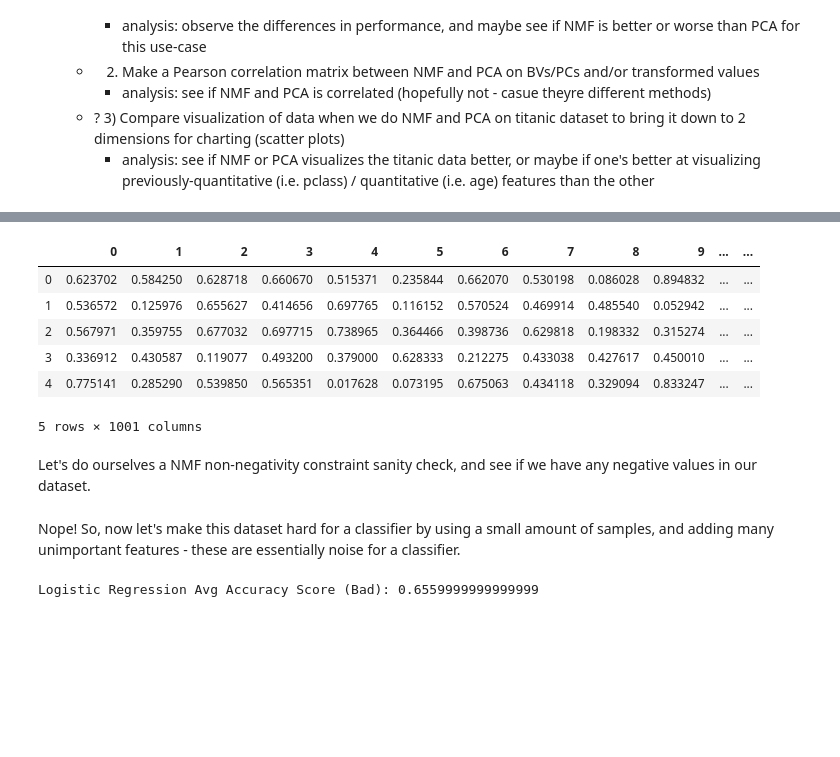
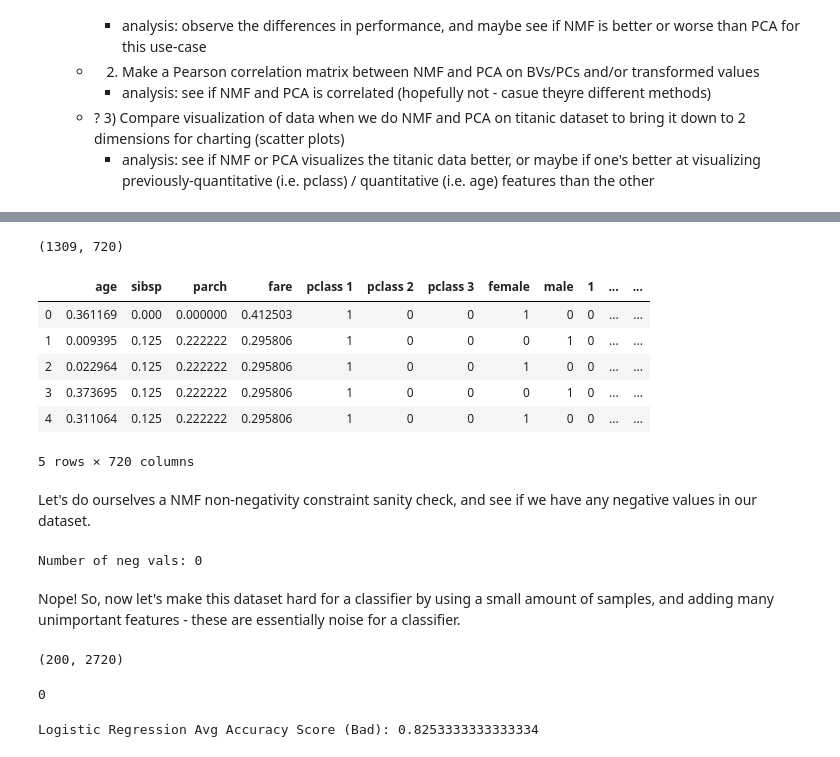
Before and after one commit to QColeman97/NMF-All-Stars, a Jupyter notebook: NMF_final.ipynb, the cells around one changed output, grey strips where cells are left out. Saved outputs shown, nothing was run; the diff lists cells and outputs as text; code cells hidden in the pictures; blank space fills up the shorter version.

```diff
--- a/NMF_final.ipynb
+++ b/NMF_final.ipynb
@@ -187,6 +180,7 @@ titanic_df = titanic_df.drop("name", axis=1)
 titanic_df = titanic_df.drop("ticket", axis=1)
 
 # 0) filling missing data
+titanic_df = titanic_df.replace([np.inf, -np.inf], np.nan)
 titanic_df["age"] = titanic_df["age"].fillna(value=titanic_df["age"].mean())
 titanic_df["fare"] = titanic_df["fare"].fillna(value=0.0)
 
@@ -244,44 +238,47 @@ titanic_df = pd.concat([titanic_df, cabins], axis = 1)
 
 #embarked
 titanic_df["embarked"] = titanic_df["embarked"].fillna(value="entrance unknown")
 catagorical_to_quantitative_maps["embarked"] = list(titanic_df["embarked"].unique())
 entrances = pd.DataFrame(pd.get_dummies(titanic_df["embarked"]))
 titanic_df = titanic_df.drop("embarked", axis = 1)
 titanic_df = pd.concat([titanic_df, entrances], axis = 1)
 
 #body
 titanic_df["body"] = titanic_df["body"].fillna(value="body unknown")
 catagorical_to_quantitative_maps["body"] = list(titanic_df["body"].unique())
 bodies = pd.DataFrame(pd.get_dummies(titanic_df["body"]))
 titanic_df = titanic_df.drop("body", axis = 1)
 titanic_df = pd.concat([titanic_df, bodies], axis = 1)
 
 #home.dest
 titanic_df["home.dest"] = titanic_df["home.dest"].fillna(value="home.dest unknown")
 catagorical_to_quantitative_maps["home.dest"] = list(titanic_df["home.dest"].unique())
 destinations = pd.DataFrame(pd.get_dummies(titanic_df["home.dest"]))
 titanic_df = titanic_df.drop("home.dest", axis = 1)
 titanic_df = pd.concat([titanic_df, destinations], axis = 1)
 
 # Put class labels on the end
 survived = titanic_df['survived']
 titanic_df = titanic_df.drop('survived', axis=1)
 titanic_df = pd.concat((titanic_df, survived), axis=1)
 
 display(titanic_df.shape)
 titanic_df.head()
 # %% [output]
+(1309, 720)
-|  | 0 | 1 | 2 | 3 | 4 | 5 | 6 | 7 | 8 | 9 | ... | ... |
-| 0 | 0.623702 | 0.584250 | 0.628718 | 0.660670 | 0.515371 | 0.235844 | 0.662070 | 0.530198 | 0.086028 | 0.894832 | ... | ... |
-| 1 | 0.536572 | 0.125976 | 0.655627 | 0.414656 | 0.697765 | 0.116152 | 0.570524 | 0.469914 | 0.485540 | 0.052942 | ... | ... |
-| 2 | 0.567971 | 0.359755 | 0.677032 | 0.697715 | 0.738965 | 0.364466 | 0.398736 | 0.629818 | 0.198332 | 0.315274 | ... | ... |
-| 3 | 0.336912 | 0.430587 | 0.119077 | 0.493200 | 0.379000 | 0.628333 | 0.212275 | 0.433038 | 0.427617 | 0.450010 | ... | ... |
-| 4 | 0.775141 | 0.285290 | 0.539850 | 0.565351 | 0.017628 | 0.073195 | 0.675063 | 0.434118 | 0.329094 | 0.833247 | ... | ... |
+|  | age | sibsp | parch | fare | pclass 1 | pclass 2 | pclass 3 | female | male | 1 | ... | ... |
+| 0 | 0.361169 | 0.000 | 0.000000 | 0.412503 | 1 | 0 | 0 | 1 | 0 | 0 | ... | ... |
+| 1 | 0.009395 | 0.125 | 0.222222 | 0.295806 | 1 | 0 | 0 | 0 | 1 | 0 | ... | ... |
+| 2 | 0.022964 | 0.125 | 0.222222 | 0.295806 | 1 | 0 | 0 | 1 | 0 | 0 | ... | ... |
+| 3 | 0.373695 | 0.125 | 0.222222 | 0.295806 | 1 | 0 | 0 | 0 | 1 | 0 | ... | ... |
+| 4 | 0.311064 | 0.125 | 0.222222 | 0.295806 | 1 | 0 | 0 | 1 | 0 | 0 | ... | ... |
-5 rows × 1001 columns
+5 rows × 720 columns
 # %% [markdown]
 Let's do ourselves a NMF non-negativity constraint sanity check, and see if we have any negative values in our dataset.
 # %%
-print('Number of neg vals:', (Xy < 0).sum().sum())
+print('Number of neg vals:', (titanic_df < 0).sum().sum())
+# %% [output]
+Number of neg vals: 0
 # %% [markdown]
 Nope! So, now let's make this dataset hard for a classifier by using a small amount of samples, and adding many unimportant features - these are essentially noise for a classifier.
 # %%
@@ -298,6 +295,11 @@ y = Xy['survived']
 
 display(Xy.shape)
 Xy.head()
+
+X.isnull().sum().sum()
+# %% [output]
+(200, 2720)
+0
 # %%
 from sklearn.metrics import accuracy_score
 from sklearn.model_selection import train_test_split
@@ -307,7 +309,7 @@ from sklearn.linear_model import LogisticRegression
 # - massive dimension (feature count) compared to sample size
 # - few important features
 
-pred_iterations = 5
+pred_iterations = 30
 accs = []
 logreg_model = LogisticRegression()
 for _ in range(pred_iterations):
@@ -315,17 +317,12 @@ for _ in range(pred_iterations):
     logreg_model.fit(X_train, y_train)
     y_pred = logreg_model.predict(X_test)
 
-#     print('Y Preds')
-#     print(len(y_pred))
-#     print('Y Test')
-#     print(len(y_test))
-
     acc_score = accuracy_score(y_pred, y_test)
     accs.append(acc_score)
 
 print('Logistic Regression Avg Accuracy Score (Bad):', np.mean(accs))
 # %% [output]
-Logistic Regression Avg Accuracy Score (Bad): 0.6559999999999999
+Logistic Regression Avg Accuracy Score (Bad): 0.8253333333333334
 # %%
 from sklearn.decomposition import PCA
 # Solution: simple classifiers can handle these datasets better, after dimensionality reduction is applied
```
Also changed, not shown: parts of 6 cells of this notebook.
